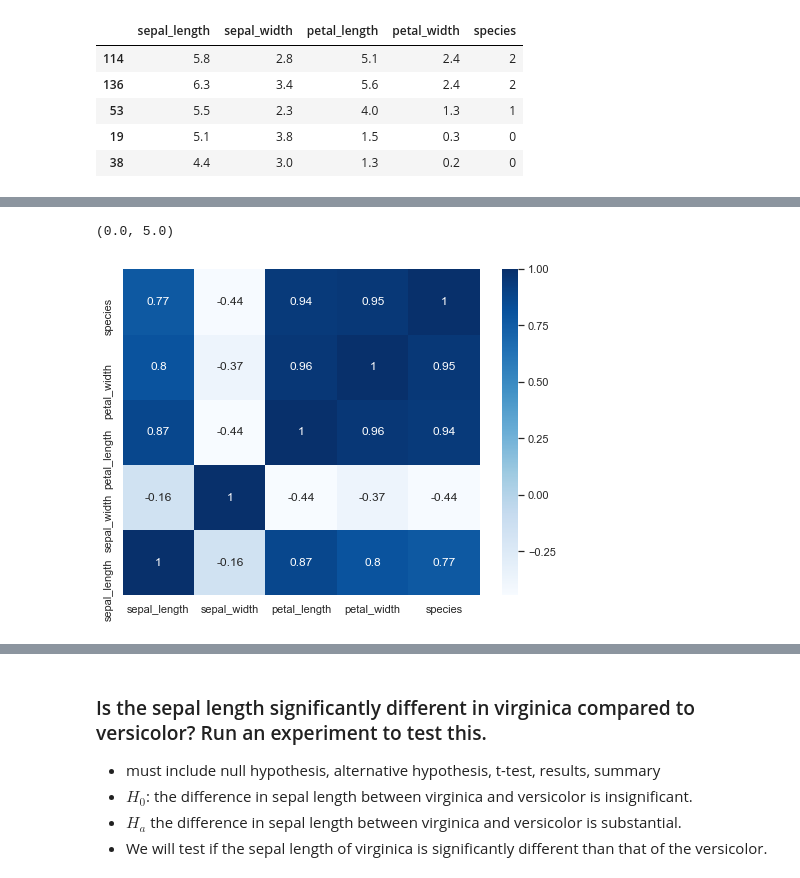
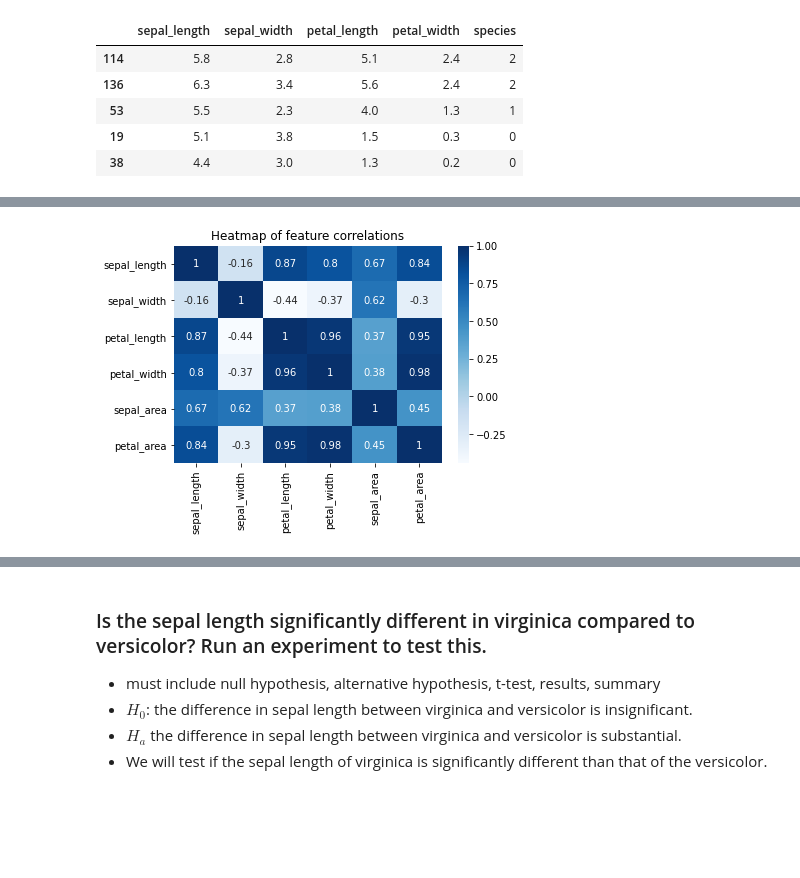
Before and after one commit to sunwenliang14/ds-methodologies-exercises, a Jupyter notebook: classification/classification_exercises.ipynb, the cells around one changed output, grey strips where cells are left out. Saved outputs shown, nothing was run; the diff lists cells and outputs as text; code cells hidden in the pictures; blank space fills up the shorter version.

```diff
--- a/classification/classification_exercises.ipynb
+++ b/classification/classification_exercises.ipynb
@@ -246,17 +246,3 @@ train.head()
 | 53 | 5.5 | 2.3 | 4.0 | 1.3 | 1 |
 | 19 | 5.1 | 3.8 | 1.5 | 0.3 | 0 |
 | 38 | 4.4 | 3.0 | 1.3 | 0.2 | 0 |
-# %%
-sns.set(style="whitegrid", palette="muted")
-
-# "Melt" the dataset to "long-form" representation
-df_melt = pd.melt(train[['species','sepal_length','sepal_width','petal_length','petal_width']],
-                  'species', var_name="measurement")
-
-plt.figure(figsize=(8,6))
-# Draw a categorical scatterplot to show each observation
-p = sns.swarmplot(x="measurement", y="value", hue="species",
-              palette=["r", "c", "y"], data=df_melt)
-p.set(yscale="log")
-
-plt.show()
@@ -281,0 +271,4 @@ ax4.set(title='sepal_length x petal_length')
+# %%
+train["sepal_area"] = train.sepal_length * train.sepal_width
+train["petal_area"] = train.petal_length * train.petal_width
+train.head()
@@ -281,0 +282,18 @@ ax4.set(title='sepal_length x petal_length')
+# %%
+fig, ax = plt.subplots(nrows=2, ncols=2, figsize=(14,8))
+plt.style.use('seaborn-colorblind')
+
+plt.subplot(2, 2, 1)
+sns.scatterplot(x="sepal_length", y="sepal_width", data=train, hue="species", palette=["r", "b", "y"], legend=False)
+
+plt.subplot(2, 2, 2)
+sns.scatterplot(x="petal_length", y="petal_width", data=train, hue="species", palette=["r", "b", "y"])
+plt.legend(loc='lower right')
+
+plt.subplot(2, 2, 3)
+sns.scatterplot(x="sepal_area", y="petal_area", data=train, hue="species", palette=["r", "b", "y"], legend=False)
+
+plt.subplot(2, 2, 4)
+sns.scatterplot(x="sepal_length", y="petal_length", data=train, hue="species", palette=["r", "b", "y"], legend=False)
+
+plt.show()
@@ -282,7 +302,6 @@ ax4.set(title='sepal_length x petal_length')
 # %%
-plt.figure(figsize=(8,6))
-sns.heatmap(train.corr(), cmap='Blues', annot=True)
-plt.ylim(0, 5)
+plt.title("Heatmap of feature correlations")
+sns.heatmap(train.drop(columns="species").corr(), cmap='Blues', annot=True)
+plt.show()
 # %% [output]
-(0.0, 5.0)
-[figure, old version]
+[figure, new version]
```
Also changed, not shown: parts of 9 cells of this notebook.
